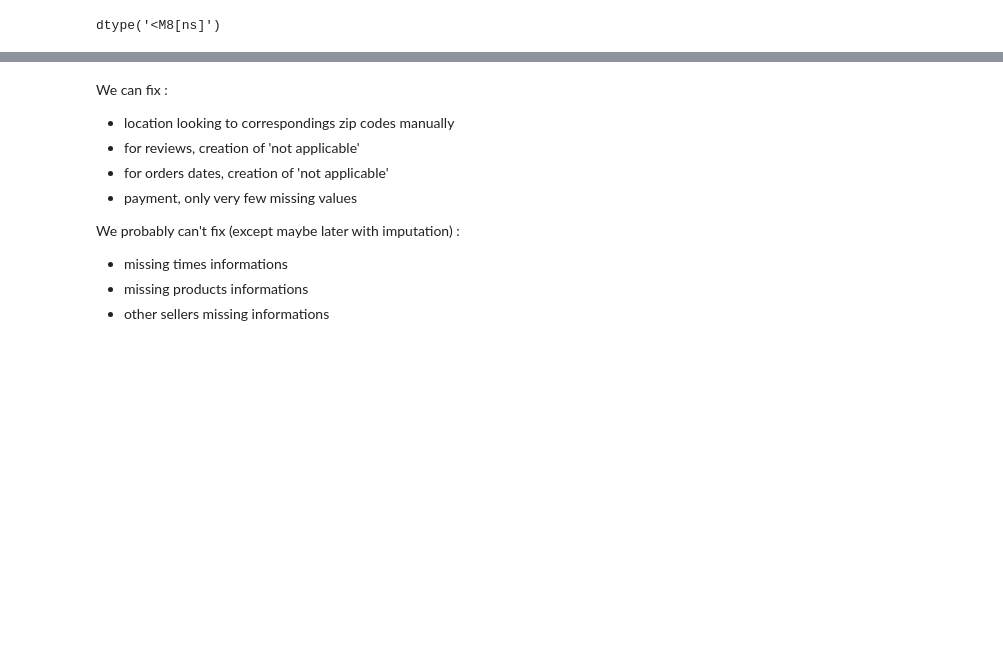
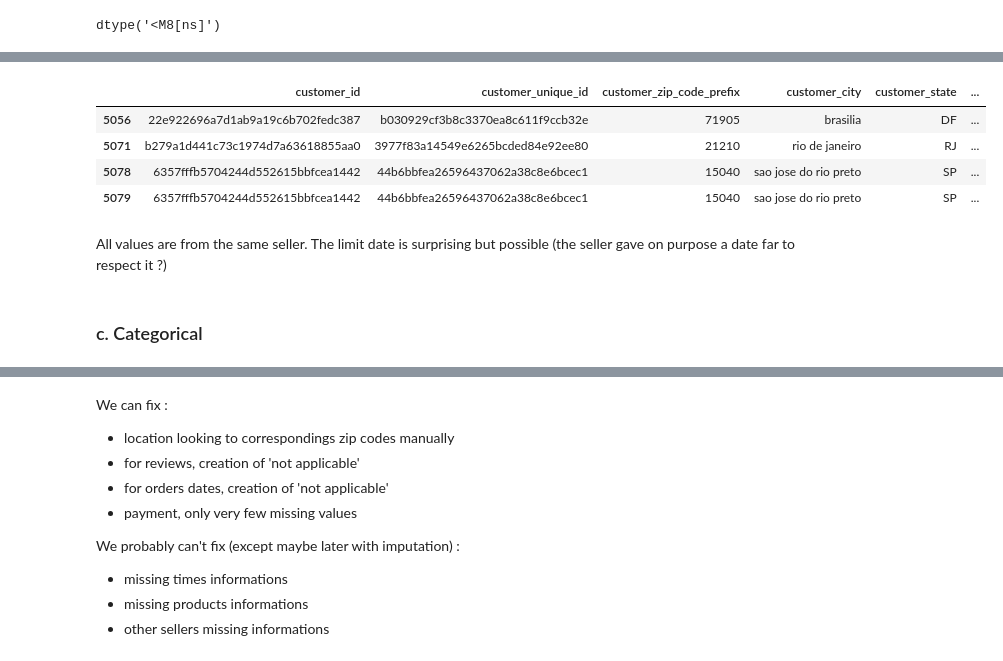
Before and after one commit to RobinPbt/P5-Openclassrooms, a Jupyter notebook: P5_cleaning.ipynb, the cells around one changed output, grey strips where cells are left out. Saved outputs shown, nothing was run; the diff lists cells and outputs as text; code cells hidden in the pictures; blank space fills up the shorter version.

```diff
--- a/P5_cleaning.ipynb
+++ b/P5_cleaning.ipynb
@@ -934,0 +1060,14 @@ dtype('<M8[ns]')
+# %%
+# Dates should be between 2016 and 2018, for the variable shipping_limit_date we have values above 2018. Let's check it
+
+data[data['shipping_limit_date'] > pd._libs.tslibs.timestamps.Timestamp('2018-12-31 23:59:59')]
+# %% [output]
+|  | customer_id | customer_unique_id | customer_zip_code_prefix | customer_city | customer_state | ... |
+| 5056 | 22e922696a7d1ab9a19c6b702fedc387 | b030929cf3b8c3370ea8c611f9ccb32e | 71905 | brasilia | DF | ... |
+| 5071 | b279a1d441c73c1974d7a63618855aa0 | 3977f83a14549e6265bcded84e92ee80 | 21210 | rio de janeiro | RJ | ... |
+| 5078 | 6357fffb5704244d552615bbfcea1442 | 44b6bbfea26596437062a38c8e6bcec1 | 15040 | sao jose do rio preto | SP | ... |
+| 5079 | 6357fffb5704244d552615bbfcea1442 | 44b6bbfea26596437062a38c8e6bcec1 | 15040 | sao jose do rio preto | SP | ... |
+# %% [markdown]
+All values are from the same seller. The limit date is surprising but possible (the seller gave on purpose a date far to respect it ?)
+# %% [markdown]
+### c. Categorical
```
Also changed, not shown: parts of 27 cells of this notebook.
